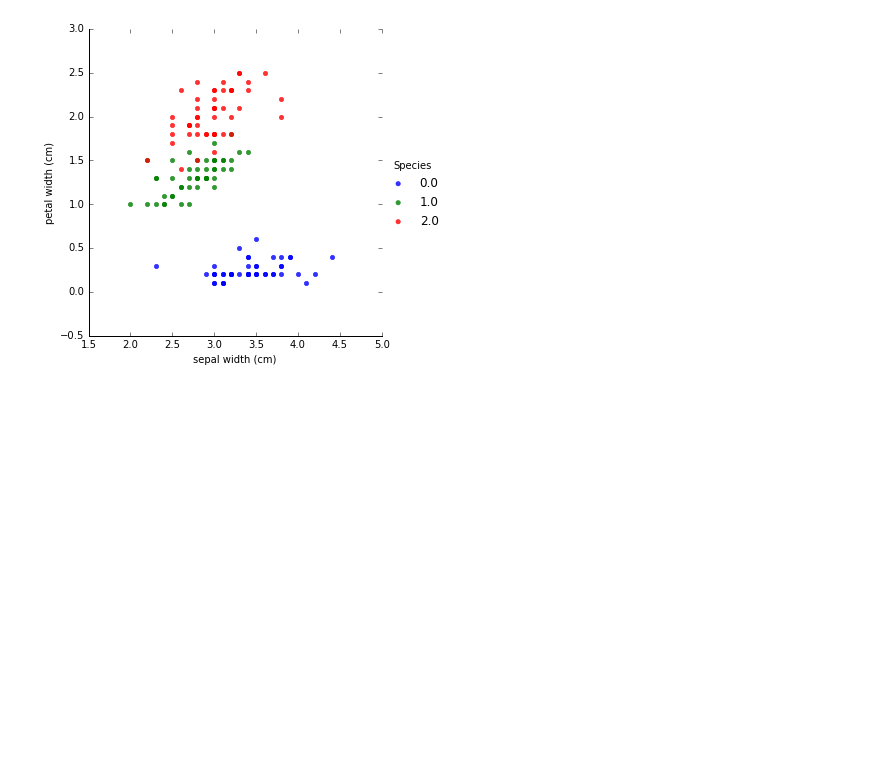
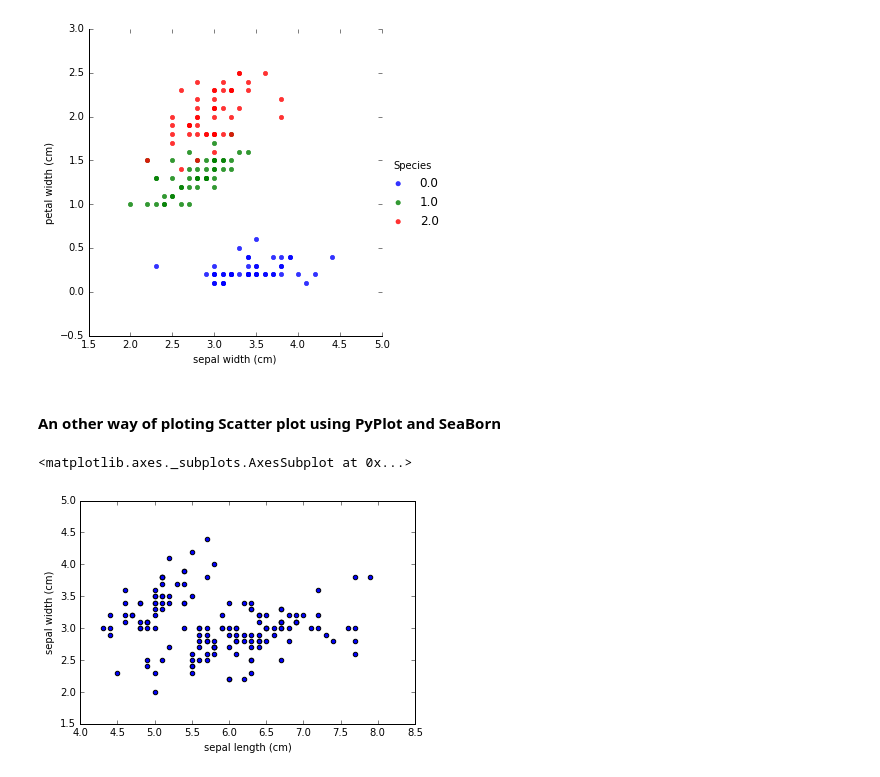
Before and after one commit to muhammadumerjaved44/ML-PythonHacks, a Jupyter notebook: Loading and Visualization of Date Set in a Pythonic Way.ipynb, the cells around one changed output. Cells and saved outputs as stored; diff of their text form; code cells hidden in the pictures; blank space fills up the shorter version.

```diff
--- a/Loading and Visualization of Date Set in a Pythonic Way.ipynb
+++ b/Loading and Visualization of Date Set in a Pythonic Way.ipynb
@@ -80,3 +82,10 @@ g = sns.lmplot(x=features.columns[0], y=features.columns[2], hue=predictors.name
 g = sns.lmplot(x=features.columns[1], y=features.columns[3], hue=predictors.name, data=dataSet, legend=True, fit_reg=False)
 # %% [output]
 [figure]
+# %% [markdown]
+#### An other way of ploting Scatter plot using PyPlot and SeaBorn
+# %%
+dataSet.plot(kind="scatter", x="sepal length (cm)", y="sepal width (cm)")
+# %% [output]
+<matplotlib.axes._subplots.AxesSubplot at 0x...>
+[figure, added]
```
Also changed, not shown: parts of 4 cells of this notebook.
